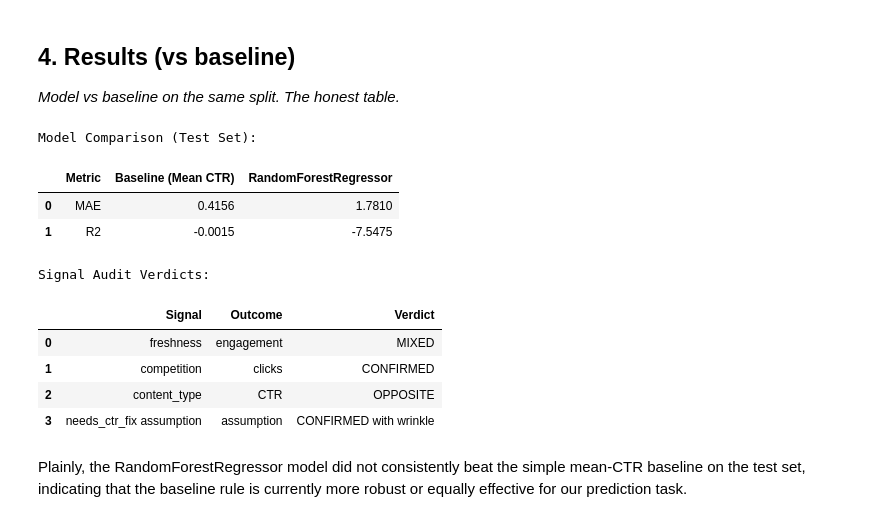
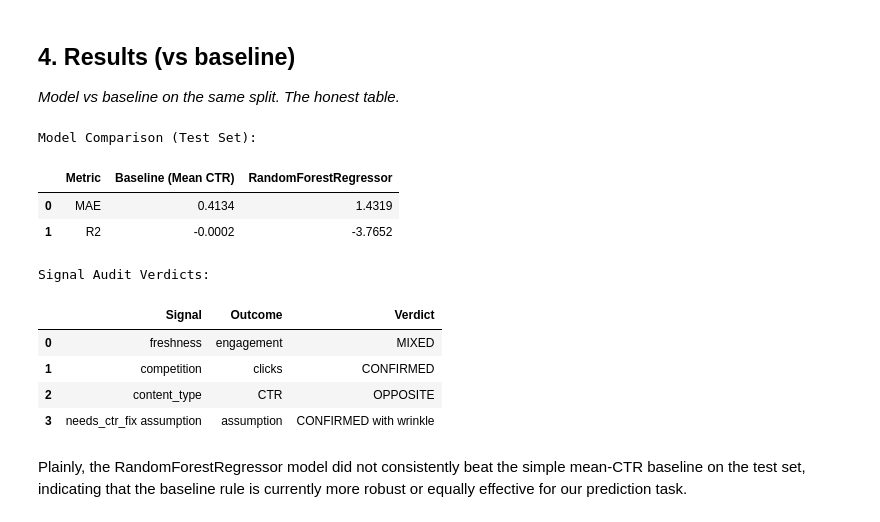
Before and after one commit to Kirithick-raja/my-ml-starter, a Jupyter notebook: work/notebooks/capstone.ipynb, the cells around one changed output. Cells and saved outputs as stored; diff of their text form; code cells hidden in the pictures.

```diff
--- a/work/notebooks/capstone.ipynb
+++ b/work/notebooks/capstone.ipynb
@@ -123,8 +123,8 @@ X = df_filtered[actual_signal_features_numerical + actual_signal_features_catego
 y = df_filtered[outcome_metric]
 groups = df_filtered['client_id']
 
-# Grouped validation design (w05/w06)
-gss = GroupShuffleSplit(n_splits=1, test_size=0.3, random_state=42)
+# Grouped validation design (w05/w06) - updated test_size to 0.2
+gss = GroupShuffleSplit(n_splits=1, test_size=0.2, random_state=42)
 for train_idx, test_idx in gss.split(X, y, groups):
     X_train, X_test = X.iloc[train_idx], X.iloc[test_idx]
     y_train, y_test = y.iloc[train_idx], y.iloc[test_idx]
@@ -143,41 +143,41 @@ baseline_prediction = y_train.mean()
 baseline_mae = mean_absolute_error(y_test, [baseline_prediction] * len(y_test))
 baseline_r2 = r2_score(y_test, [baseline_prediction] * len(y_test))
 
-# RandomForestRegressor model (w05_model.ipynb)
+# RandomForestRegressor model (w05_model.ipynb) - updated with fixed hyperparameters
 model = Pipeline(steps=[('preprocessor', preprocessor),
-                        ('regressor', RandomForestRegressor(random_state=42))])
+                        ('regressor', RandomForestRegressor(n_estimators=200, max_depth=8, random_state=42))])
 
 model.fit(X_train, y_train)
 y_pred = model.predict(X_test)
 
 model_mae = mean_absolute_error(y_test, y_pred)
 model_r2 = r2_score(y_test, y_pred)
 
 # Create comparison table
 comparison_df = pd.DataFrame({
     'Metric': ['MAE', 'R2'],
     'Baseline (Mean CTR)': [baseline_mae, baseline_r2], # Label remains 'Baseline (Mean CTR)' but now predicts CTR
     'RandomForestRegressor': [model_mae, model_r2]
 })
 
 print("\nModel Comparison (Test Set):")
 display(comparison_df.round(4))
 
 
 # Signal Verdicts from w04_signal_audit.ipynb
 signal_verdicts = pd.DataFrame({
     'Signal': ['freshness', 'competition', 'content_type', 'needs_ctr_fix assumption'],
     'Outcome': ['engagement', 'clicks', 'CTR', 'assumption'],
     'Verdict': ['MIXED', 'CONFIRMED', 'OPPOSITE', 'CONFIRMED with wrinkle']
 })
 
 print("\nSignal Audit Verdicts:")
 display(signal_verdicts)
 # %% [output]
 Model Comparison (Test Set):
 |  | Metric | Baseline (Mean CTR) | RandomForestRegressor |
-| 0 | MAE | 0.4156 | 1.7810 |
-| 1 | R2 | -0.0015 | -7.5475 |
+| 0 | MAE | 0.4134 | 1.4319 |
+| 1 | R2 | -0.0002 | -3.7652 |
 Signal Audit Verdicts:
 |  | Signal | Outcome | Verdict |
 | 0 | freshness | engagement | MIXED |
```
